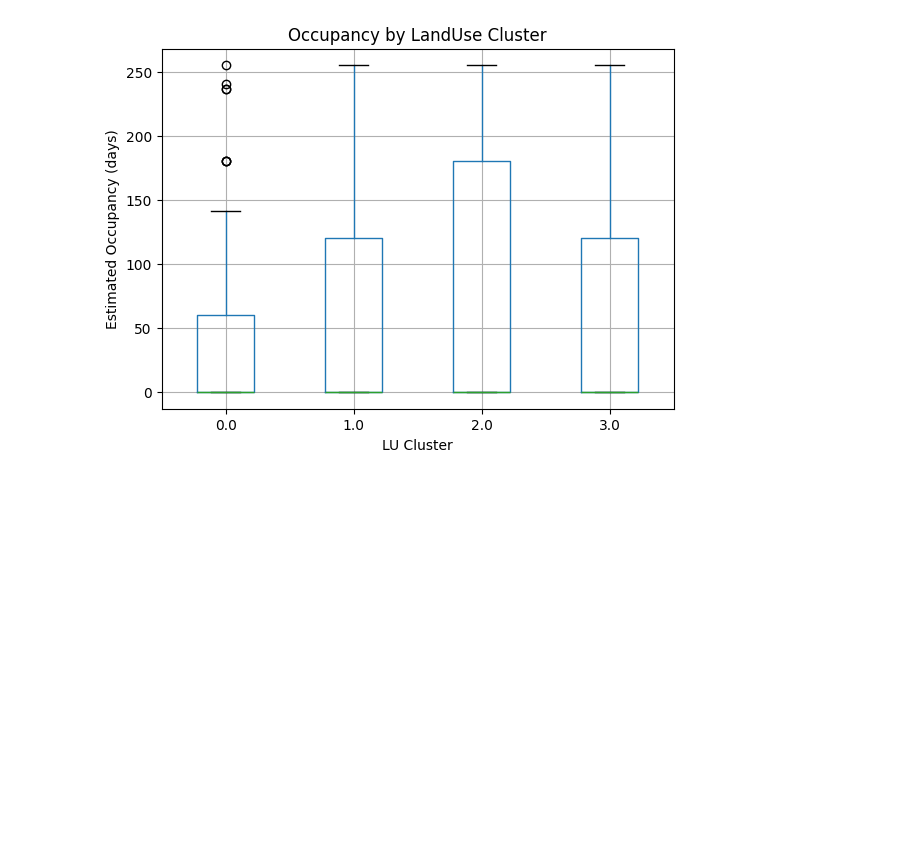
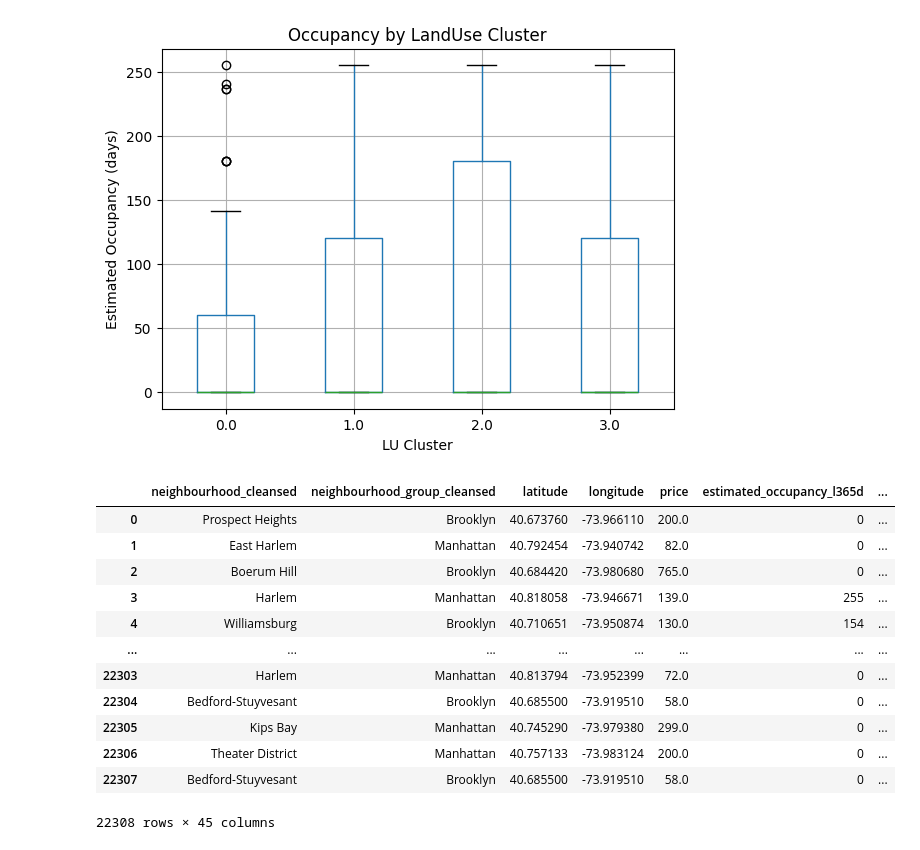
Before and after one commit to jiwon512/advanced_project, a Jupyter notebook: jiwon_project/2.eda/regional_data.ipynb, the cells around one changed output. Saved outputs shown, nothing was run; the diff lists cells and outputs as text; code cells hidden in the pictures; blank space fills up the shorter version.

```diff
--- a/jiwon_project/2.eda/regional_data.ipynb
+++ b/jiwon_project/2.eda/regional_data.ipynb
@@ -230,3 +230,19 @@ lu_cluster
 Name: estimated_occupancy_l365d, dtype: float64
 <Figure size 800x500 with 0 Axes>
 [figure]
+# %%
+df
+# %% [output]
+|  | neighbourhood_cleansed | neighbourhood_group_cleansed | latitude | longitude | price | estimated_occupancy_l365d | ... |
+| 0 | Prospect Heights | Brooklyn | 40.673760 | -73.966110 | 200.0 | 0 | ... |
+| 1 | East Harlem | Manhattan | 40.792454 | -73.940742 | 82.0 | 0 | ... |
+| 2 | Boerum Hill | Brooklyn | 40.684420 | -73.980680 | 765.0 | 0 | ... |
+| 3 | Harlem | Manhattan | 40.818058 | -73.946671 | 139.0 | 255 | ... |
+| 4 | Williamsburg | Brooklyn | 40.710651 | -73.950874 | 130.0 | 154 | ... |
+| ... | ... | ... | ... | ... | ... | ... | ... |
+| 22303 | Harlem | Manhattan | 40.813794 | -73.952399 | 72.0 | 0 | ... |
+| 22304 | Bedford-Stuyvesant | Brooklyn | 40.685500 | -73.919510 | 58.0 | 0 | ... |
+| 22305 | Kips Bay | Manhattan | 40.745290 | -73.979380 | 299.0 | 0 | ... |
+| 22306 | Theater District | Manhattan | 40.757133 | -73.983124 | 200.0 | 0 | ... |
+| 22307 | Bedford-Stuyvesant | Brooklyn | 40.685500 | -73.919510 | 58.0 | 0 | ... |
+22308 rows × 45 columns
```
Also changed, not shown: parts of 1 cell of this notebook, 1 other file.
